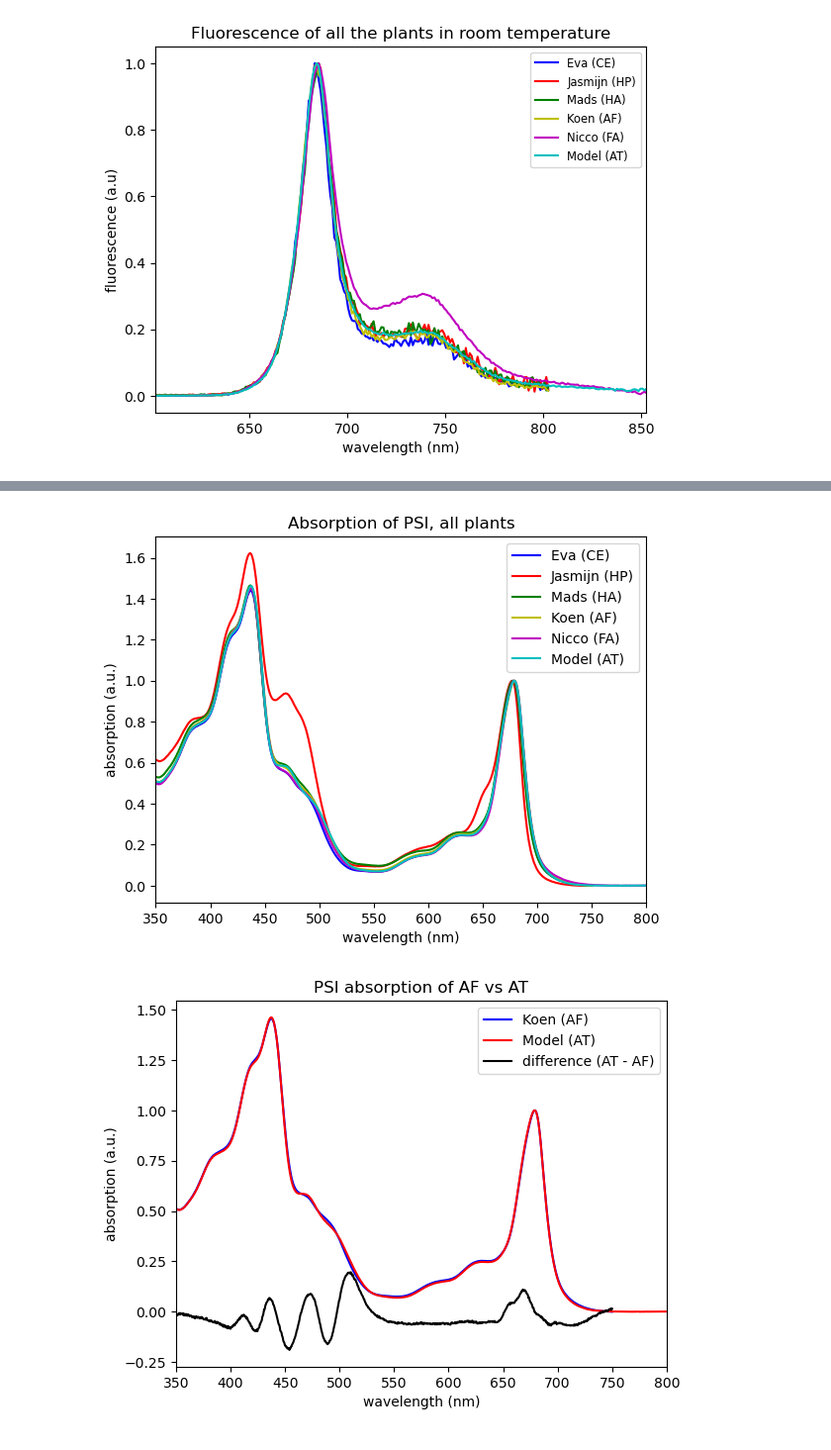
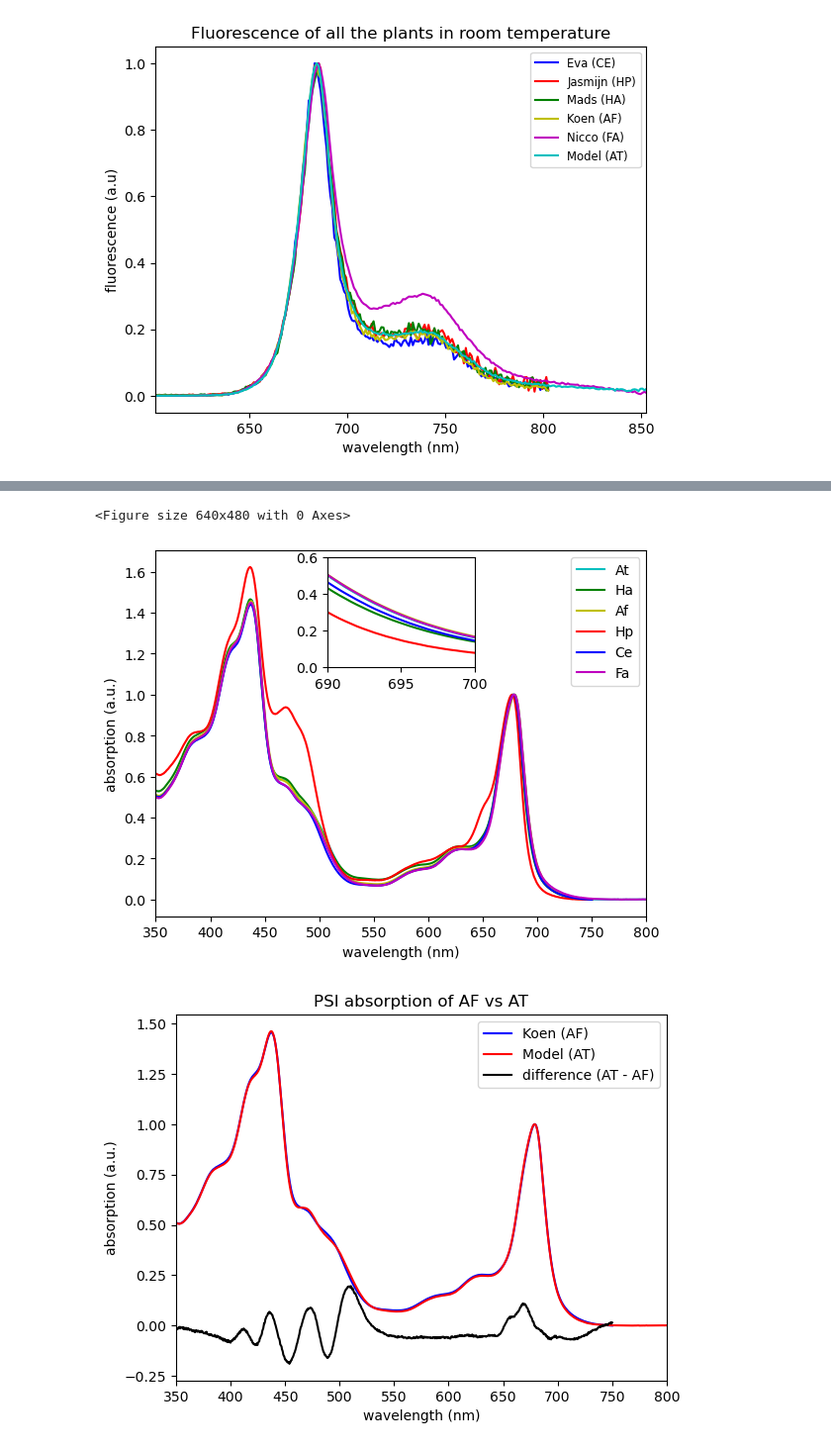
Before and after one commit to KoenDikken/2025-Projects-Team-25-Harvesting-far-red-photons-for-photosynthesis, a Jupyter notebook: Data Analysis/Plots Koen/THplots.ipynb, the cells around one changed output, grey strips where cells are left out. Shown at 99% size. Saved outputs shown, nothing was run; the diff lists cells and outputs as text; code cells hidden in the pictures.

```diff
--- a/Data Analysis/Plots Koen/THplots.ipynb
+++ b/Data Analysis/Plots Koen/THplots.ipynb
@@ -528,19 +529,34 @@ plt.savefig('Fluorescence (LT) (all)')
 # %%
 plt.figure(9)
-plt.plot(ShortList, PSI_Enorm, 'b-')
-plt.plot(ShortList, PSI_Jnorm, 'r-')
+fig, ax = plt.subplots()
+plt.plot(wv_abslist, PSI_Tnorm, 'c-')
 plt.plot(ShortList, PSI_Mnorm, 'g-')
 plt.plot(ShortList, PSI_Knorm, 'y-')
+plt.plot(ShortList, PSI_Jnorm, 'r-')
+plt.plot(ShortList, PSI_Enorm, 'b-')
 plt.plot(wv_abslist, PSI_Nnorm, 'm-')
-plt.plot(wv_abslist, PSI_Tnorm, 'c-')
 plt.xlabel('wavelength (nm)')
 plt.ylabel('absorption (a.u.)')
 plt.xlim(350, 800)
-plt.title('Absorption of PSI, all plants')
-plt.legend(['Eva (CE)', 'Jasmijn (HP)', 'Mads (HA)', 'Koen (AF)', 'Nicco (FA)', 'Model (AT)'])
+#plt.title('Absorption of PSI, all plants')
+plt.legend(['At', 'Ha', 'Af', 'Hp', 'Ce', 'Fa'])
+
+axins = inset_axes(ax, width="30%", height="30%", loc='upper center')
+x1, x2 = 690, 700
+y1_min, y1_max = 0.0, 0.6
+axins.set_xlim(x1, x2)
+axins.set_ylim(y1_min, y1_max)
+axins.plot(wv_abslist, PSI_Tnorm, 'c-')
+axins.plot(ShortList, PSI_Mnorm, 'g-')
+axins.plot(ShortList, PSI_Knorm, 'y-')
+axins.plot(ShortList, PSI_Jnorm, 'r-')
+axins.plot(ShortList, PSI_Enorm, 'b-')
+axins.plot(wv_abslist, PSI_Nnorm, 'm-')
+
 plt.savefig('PSI absorption (all)')
 # %% [output]
+<Figure size 640x480 with 0 Axes>
-[figure, old version]
+[figure, new version]
 # %%
 ModelShort = PSI_Tnorm[125:]
 PSI_abDifference = ModelShort - PSI_Knorm
```
Also changed, not shown: parts of 3 cells of this notebook.
